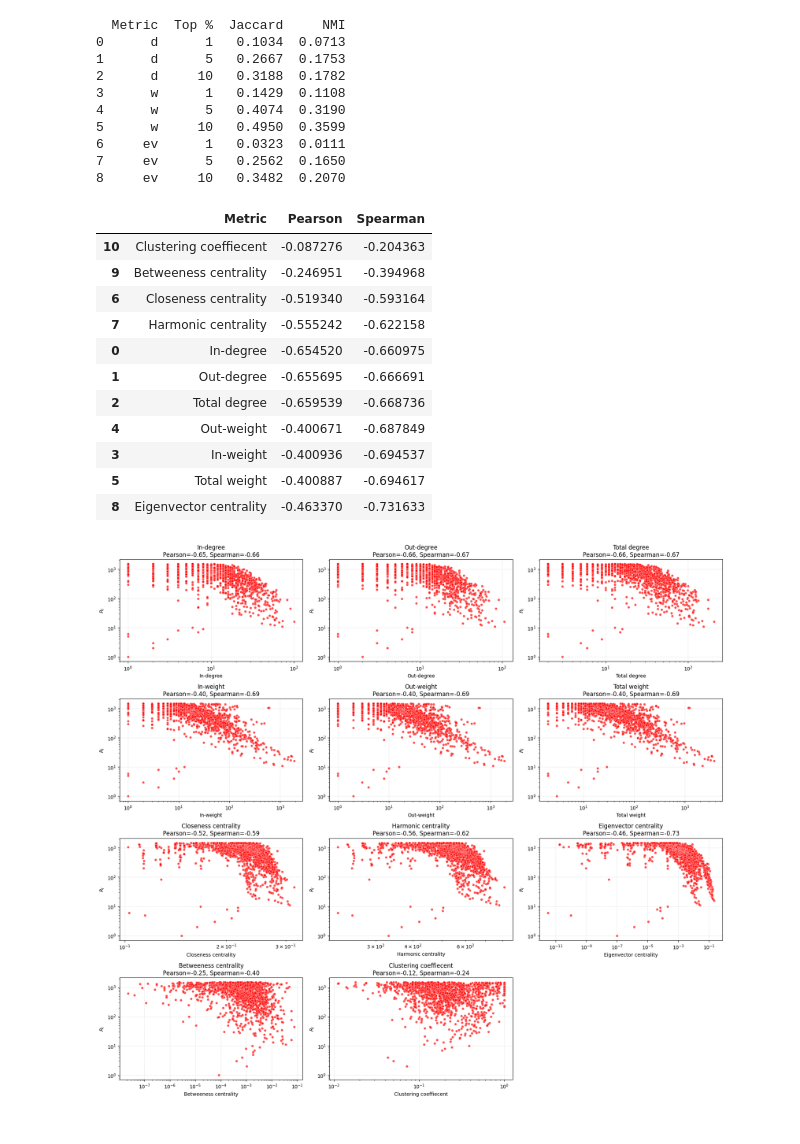
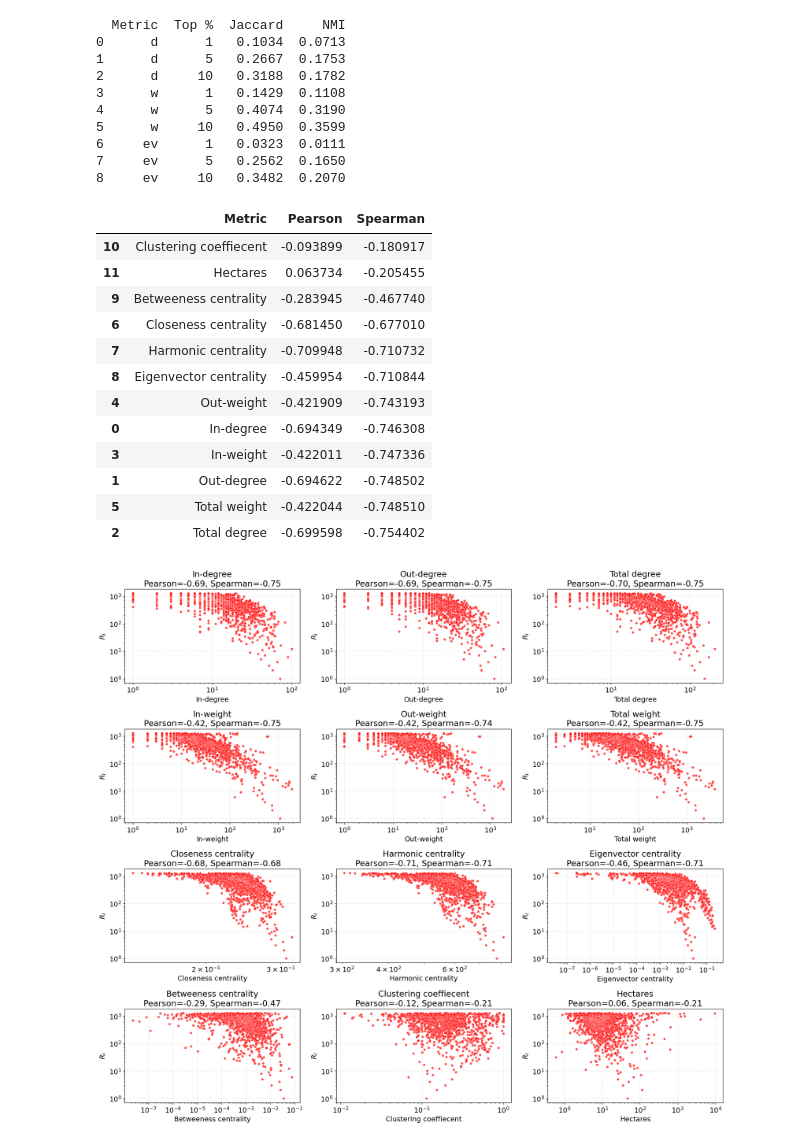
Before and after one commit to vakrao/sent, a Jupyter notebook: notebook/corr_rankings.ipynb, the cells around one changed output. Cells and saved outputs as stored; diff of their text form; code cells hidden in the pictures.

```diff
--- a/notebook/corr_rankings.ipynb
+++ b/notebook/corr_rankings.ipynb
@@ -1,5 +1,6 @@
 # %%
 import matplotlib.pyplot as plt
+plt.rcParams.update({'font.size': 14})
 import numpy as np
 import pandas as pd
 import math
@@ -9,6 +10,8 @@ from scipy.stats import spearmanr
 # %%
 # Load Data
 ranked_data = pd.read_csv("../data/data_y_real.csv")
+yearly_seeds = pd.read_csv("yearly_real.csv")
+ranked_data = ranked_data.loc[ranked_data["seed"].isin(yearly_seeds["good_seeds"])]
 ranked_data['o_s'] = ranked_data['d_c'] + ranked_data['d_i']
 outbreak_sizes = ranked_data.groupby(["seed"])["o_s"].agg("max")
 new_df = pd.DataFrame()
@@ -393,7 +429,7 @@ import matplotlib.pyplot as plt
 from scipy.stats import pearsonr, spearmanr
 
 # Load the dataset
-df = pd.read_csv("sentinel_rank_table.csv")
+df = pd.read_csv("sentinel_rank_table_calib_seeds.csv")
 
 # Define metric columns and readable labels
 metric_map = {
@@ -407,7 +443,8 @@ metric_map = {
     "harm": "Harmonic centrality",
     "ev": "Eigenvector centrality",
     'bc': "Betweeness centrality",
-    'clust':'Clustering coeffiecent'
+    'clust':'Clustering coeffiecent',
+    'h': 'Hectares'
 }
 
 # Ensure R_F is numeric
@@ -440,7 +477,7 @@ for i, (col, label) in enumerate(metric_map.items(), 1):
     plt.grid(True, linestyle="--", alpha=0.3)
 
 plt.tight_layout()
-plt.savefig("RF_vs_network_metrics_loglog.png", dpi=300, bbox_inches="tight")
+#plt.savefig("RF_vs_network_metrics_loglog.png", dpi=300, bbox_inches="tight")
 #plt.show()
 
 # %%
@@ -577,7 +615,7 @@ import matplotlib.pyplot as plt
 from scipy.stats import pearsonr, spearmanr
 
 # Load the dataset
-df = pd.read_csv("sentinel_rank_table.csv")
+df = pd.read_csv("sentinel_rank_table_calib_seeds.csv")
 
 # Define metric columns and readable labels
 metric_map = {
@@ -591,7 +629,8 @@ metric_map = {
     "harm": "Harmonic centrality",
     "ev": "Eigenvector centrality",
     'bc': "Betweeness centrality",
-    'clust':'Clustering coeffiecent'
+    'clust':'Clustering coeffiecent',
+    'h':'Hectares'
 }
 
 # Ensure R_F is numeric
@@ -613,46 +652,47 @@ for i, (col, label) in enumerate(metric_map.items(), 1):
     # Compute correlations
     pearson_corr, _ = pearsonr(subdf[col], subdf["R_I"])
     spearman_corr, _ = spearmanr(subdf[col], subdf["R_I"])
 
     # Plot
     sns.scatterplot(x=subdf[col], y=subdf["R_I"], s=25, alpha=0.7,c="red")
     plt.xscale("log")
     plt.yscale("log")
     plt.xlabel(label)
     plt.ylabel(f"$R_I$")
     plt.title(f"{label}\nPearson={pearson_corr:.2f}, Spearman={spearman_corr:.2f}")
     plt.grid(True, linestyle="--", alpha=0.3)
 
 plt.tight_layout()
-plt.savefig("RI_vs_network_metrics_loglog.png", dpi=300, bbox_inches="tight")
+plt.savefig("RI_vs_network_metrics_loglog_calib_seeds.png", dpi=300, bbox_inches="tight")
 #plt.show()
 
 # %%
 # Optional: Display correlation table sorted by strongest Spearman correlation
 corrs = []
 for col, label in metric_map.items():
     subdf = df[[col, "R_I"]].dropna()
     subdf = subdf[(subdf[col] > 0) & (subdf["R_I"] > 0)]
     pearson_corr, _ = pearsonr(subdf[col], subdf["R_I"])
     spearman_corr, _ = spearmanr(subdf[col], subdf["R_I"])
     corrs.append({"Metric": label, "Pearson": pearson_corr, "Spearman": spearman_corr})
 
 corr_df = pd.DataFrame(corrs).sort_values("Spearman", ascending=False)
 display(corr_df)
 # %% [output]
 |  | Metric | Pearson | Spearman |
-| 10 | Clustering coeffiecent | -0.087276 | -0.204363 |
-| 9 | Betweeness centrality | -0.246951 | -0.394968 |
-| 6 | Closeness centrality | -0.519340 | -0.593164 |
-| 7 | Harmonic centrality | -0.555242 | -0.622158 |
-| 0 | In-degree | -0.654520 | -0.660975 |
-| 1 | Out-degree | -0.655695 | -0.666691 |
-| 2 | Total degree | -0.659539 | -0.668736 |
-| 4 | Out-weight | -0.400671 | -0.687849 |
-| 3 | In-weight | -0.400936 | -0.694537 |
-| 5 | Total weight | -0.400887 | -0.694617 |
-| 8 | Eigenvector centrality | -0.463370 | -0.731633 |
+| 10 | Clustering coeffiecent | -0.093899 | -0.180917 |
+| 11 | Hectares | 0.063734 | -0.205455 |
+| 9 | Betweeness centrality | -0.283945 | -0.467740 |
+| 6 | Closeness centrality | -0.681450 | -0.677010 |
+| 7 | Harmonic centrality | -0.709948 | -0.710732 |
+| 8 | Eigenvector centrality | -0.459954 | -0.710844 |
+| 4 | Out-weight | -0.421909 | -0.743193 |
+| 0 | In-degree | -0.694349 | -0.746308 |
+| 3 | In-weight | -0.422011 | -0.747336 |
+| 1 | Out-degree | -0.694622 | -0.748502 |
+| 5 | Total weight | -0.422044 | -0.748510 |
+| 2 | Total degree | -0.699598 | -0.754402 |
-[figure, old version]
+[figure, new version]
 # %%
 # %% [markdown]
 # # Sentinel Ranking Analysis
```
Also changed, not shown: parts of 12 cells of this notebook, 1 other file.
